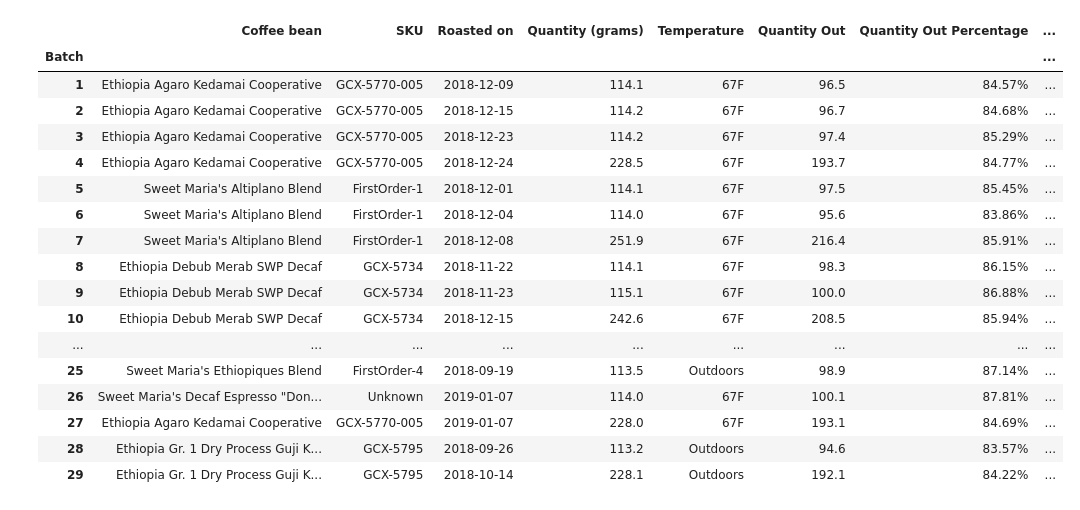
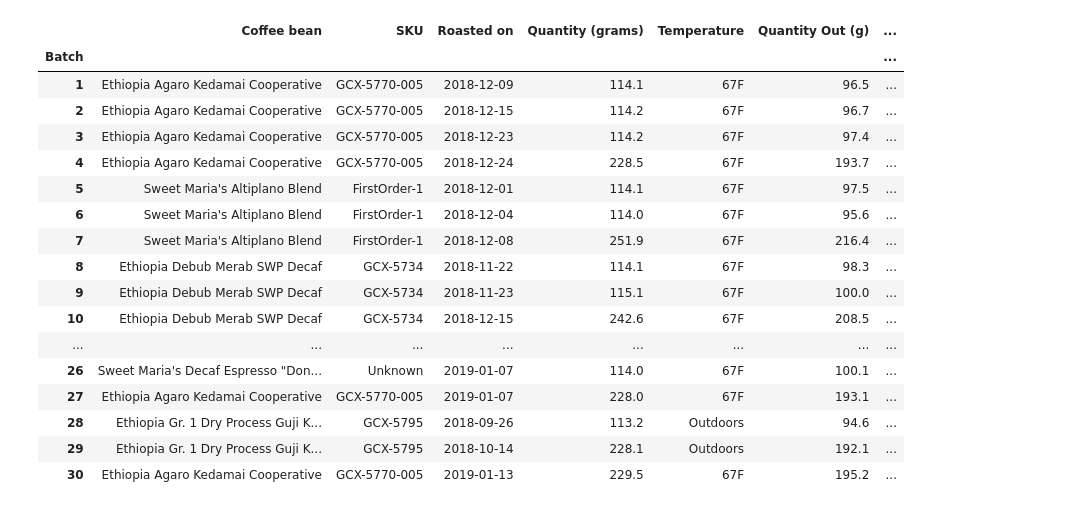
Before and after one commit to themcclure/coffee, a Jupyter notebook: visualizations.ipynb, the cells around one changed output. Cells and saved outputs as stored; diff of their text form; code cells hidden in the pictures.

```diff
--- a/visualizations.ipynb
+++ b/visualizations.ipynb
@@ -15,29 +16,29 @@ gmaps.configure(api_key=conf.google.maps_api_key)
 # %%
 # configure google docs access
 client = conf.google.get_client()
 coffee_doc = client.open_by_key(conf.runtime.coffee_doc_id)
 
-roasts = coffee.util.read_tab_as_df(coffee_doc, 'Roasting Method', col_types={'Batch': int}, index_col=['Batch'], date_cols=['Roasted on'], num_columns=16)
+roasts = coffee.util.read_tab_as_df(coffee_doc, 'Roasting Method', col_types={'Batch': int}, index_col=['Batch'], date_cols=['Roasted on'], num_columns=19)
 roasts
 # %% [output]
-|  | Coffee bean | SKU | Roasted on | Quantity (grams) | Temperature | Quantity Out | Quantity Out Percentage | ... |
-| Batch |  |  |  |  |  |  |  | ... |
-| 1 | Ethiopia Agaro Kedamai Cooperative | GCX-5770-005 | 2018-12-09 | 114.1 | 67F | 96.5 | 84.57% | ... |
-| 2 | Ethiopia Agaro Kedamai Cooperative | GCX-5770-005 | 2018-12-15 | 114.2 | 67F | 96.7 | 84.68% | ... |
-| 3 | Ethiopia Agaro Kedamai Cooperative | GCX-5770-005 | 2018-12-23 | 114.2 | 67F | 97.4 | 85.29% | ... |
-| 4 | Ethiopia Agaro Kedamai Cooperative | GCX-5770-005 | 2018-12-24 | 228.5 | 67F | 193.7 | 84.77% | ... |
-| 5 | Sweet Maria's Altiplano Blend | FirstOrder-1 | 2018-12-01 | 114.1 | 67F | 97.5 | 85.45% | ... |
-| 6 | Sweet Maria's Altiplano Blend | FirstOrder-1 | 2018-12-04 | 114.0 | 67F | 95.6 | 83.86% | ... |
-| 7 | Sweet Maria's Altiplano Blend | FirstOrder-1 | 2018-12-08 | 251.9 | 67F | 216.4 | 85.91% | ... |
-| 8 | Ethiopia Debub Merab SWP Decaf | GCX-5734 | 2018-11-22 | 114.1 | 67F | 98.3 | 86.15% | ... |
-| 9 | Ethiopia Debub Merab SWP Decaf | GCX-5734 | 2018-11-23 | 115.1 | 67F | 100.0 | 86.88% | ... |
-| 10 | Ethiopia Debub Merab SWP Decaf | GCX-5734 | 2018-12-15 | 242.6 | 67F | 208.5 | 85.94% | ... |
-| ... | ... | ... | ... | ... | ... | ... | ... | ... |
-| 25 | Sweet Maria's Ethiopiques Blend | FirstOrder-4 | 2018-09-19 | 113.5 | Outdoors | 98.9 | 87.14% | ... |
-| 26 | Sweet Maria's Decaf Espresso "Don... | Unknown | 2019-01-07 | 114.0 | 67F | 100.1 | 87.81% | ... |
-| 27 | Ethiopia Agaro Kedamai Cooperative | GCX-5770-005 | 2019-01-07 | 228.0 | 67F | 193.1 | 84.69% | ... |
-| 28 | Ethiopia Gr. 1 Dry Process Guji K... | GCX-5795 | 2018-09-26 | 113.2 | Outdoors | 94.6 | 83.57% | ... |
-| 29 | Ethiopia Gr. 1 Dry Process Guji K... | GCX-5795 | 2018-10-14 | 228.1 | Outdoors | 192.1 | 84.22% | ... |
+|  | Coffee bean | SKU | Roasted on | Quantity (grams) | Temperature | Quantity Out (g) | ... |
+| Batch |  |  |  |  |  |  | ... |
+| 1 | Ethiopia Agaro Kedamai Cooperative | GCX-5770-005 | 2018-12-09 | 114.1 | 67F | 96.5 | ... |
+| 2 | Ethiopia Agaro Kedamai Cooperative | GCX-5770-005 | 2018-12-15 | 114.2 | 67F | 96.7 | ... |
+| 3 | Ethiopia Agaro Kedamai Cooperative | GCX-5770-005 | 2018-12-23 | 114.2 | 67F | 97.4 | ... |
+| 4 | Ethiopia Agaro Kedamai Cooperative | GCX-5770-005 | 2018-12-24 | 228.5 | 67F | 193.7 | ... |
+| 5 | Sweet Maria's Altiplano Blend | FirstOrder-1 | 2018-12-01 | 114.1 | 67F | 97.5 | ... |
+| 6 | Sweet Maria's Altiplano Blend | FirstOrder-1 | 2018-12-04 | 114.0 | 67F | 95.6 | ... |
+| 7 | Sweet Maria's Altiplano Blend | FirstOrder-1 | 2018-12-08 | 251.9 | 67F | 216.4 | ... |
+| 8 | Ethiopia Debub Merab SWP Decaf | GCX-5734 | 2018-11-22 | 114.1 | 67F | 98.3 | ... |
+| 9 | Ethiopia Debub Merab SWP Decaf | GCX-5734 | 2018-11-23 | 115.1 | 67F | 100.0 | ... |
+| 10 | Ethiopia Debub Merab SWP Decaf | GCX-5734 | 2018-12-15 | 242.6 | 67F | 208.5 | ... |
+| ... | ... | ... | ... | ... | ... | ... | ... |
+| 26 | Sweet Maria's Decaf Espresso "Don... | Unknown | 2019-01-07 | 114.0 | 67F | 100.1 | ... |
+| 27 | Ethiopia Agaro Kedamai Cooperative | GCX-5770-005 | 2019-01-07 | 228.0 | 67F | 193.1 | ... |
+| 28 | Ethiopia Gr. 1 Dry Process Guji K... | GCX-5795 | 2018-09-26 | 113.2 | Outdoors | 94.6 | ... |
+| 29 | Ethiopia Gr. 1 Dry Process Guji K... | GCX-5795 | 2018-10-14 | 228.1 | Outdoors | 192.1 | ... |
+| 30 | Ethiopia Agaro Kedamai Cooperative | GCX-5770-005 | 2019-01-13 | 229.5 | 67F | 195.2 | ... |
 # %%
 outws = coffee.util.read_tab_as_df(coffee_doc, 'geo results')
 outws
```
Also changed, not shown: parts of 5 cells of this notebook.
